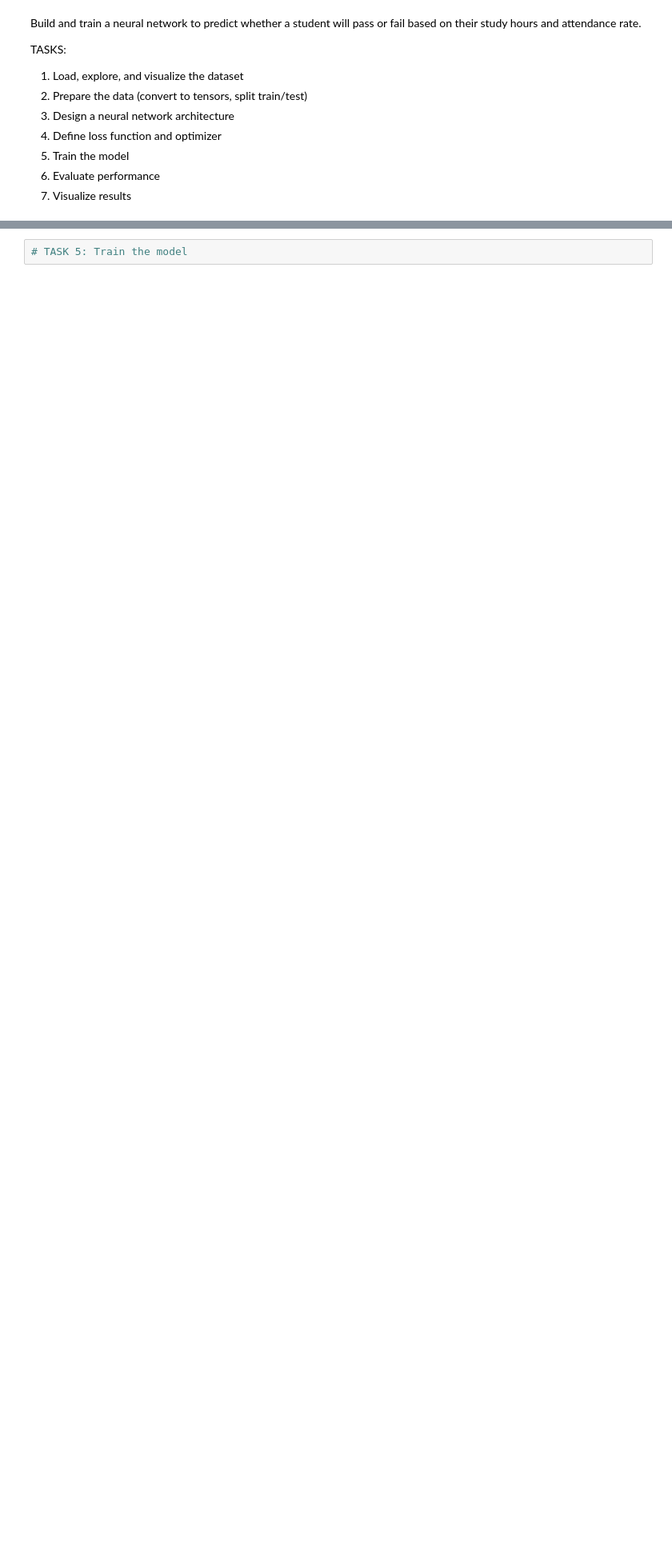
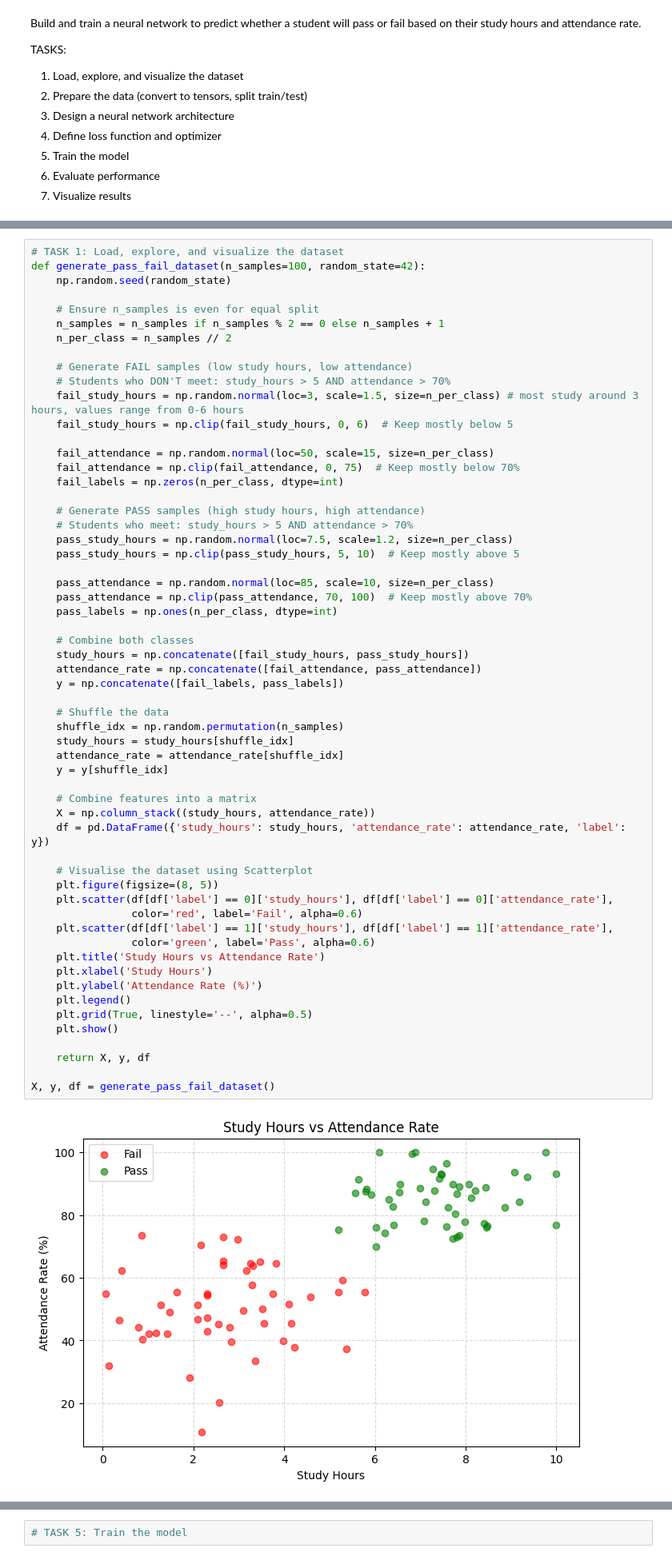
Before and after one commit to kay-16/csc173_activity02, a Jupyter notebook: CSC173_Activity02_Reambonanza_Kyla.ipynb, the cells around one changed output, grey strips where cells are left out. Shown: that part at 80% size. Saved outputs shown, nothing was run; the diff lists cells and outputs as text; blank space fills up the shorter version.

Commit message:
Add scatterplot for visualisation of data; Implement neural network structure; Preparing the data by converting to tensors and splitting train & test sets

```diff
--- a/CSC173_Activity02_Reambonanza_Kyla.ipynb
+++ b/CSC173_Activity02_Reambonanza_Kyla.ipynb
@@ -372,0 +367,60 @@ TASKS:
+# %%
+# TASK 1: Load, explore, and visualize the dataset
+def generate_pass_fail_dataset(n_samples=100, random_state=42):
+    np.random.seed(random_state)
+
+    # Ensure n_samples is even for equal split
+    n_samples = n_samples if n_samples % 2 == 0 else n_samples + 1
+    n_per_class = n_samples // 2
+
+    # Generate FAIL samples (low study hours, low attendance)
+    # Students who DON'T meet: study_hours > 5 AND attendance > 70%
+    fail_study_hours = np.random.normal(loc=3, scale=1.5, size=n_per_class) # most study around 3 hours, values range from 0-6 hours
+    fail_study_hours = np.clip(fail_study_hours, 0, 6)  # Keep mostly below 5
+
+    fail_attendance = np.random.normal(loc=50, scale=15, size=n_per_class)
+    fail_attendance = np.clip(fail_attendance, 0, 75)  # Keep mostly below 70%
+    fail_labels = np.zeros(n_per_class, dtype=int)
+
+    # Generate PASS samples (high study hours, high attendance)
+    # Students who meet: study_hours > 5 AND attendance > 70%
+    pass_study_hours = np.random.normal(loc=7.5, scale=1.2, size=n_per_class)
+    pass_study_hours = np.clip(pass_study_hours, 5, 10)  # Keep mostly above 5
+
+    pass_attendance = np.random.normal(loc=85, scale=10, size=n_per_class)
+    pass_attendance = np.clip(pass_attendance, 70, 100)  # Keep mostly above 70%
+    pass_labels = np.ones(n_per_class, dtype=int)
+
+    # Combine both classes
+    study_hours = np.concatenate([fail_study_hours, pass_study_hours])
+    attendance_rate = np.concatenate([fail_attendance, pass_attendance])
+    y = np.concatenate([fail_labels, pass_labels])
+
+    # Shuffle the data
+    shuffle_idx = np.random.permutation(n_samples)
+    study_hours = study_hours[shuffle_idx]
+    attendance_rate = attendance_rate[shuffle_idx]
+    y = y[shuffle_idx]
+
+    # Combine features into a matrix
+    X = np.column_stack((study_hours, attendance_rate))
+    df = pd.DataFrame({'study_hours': study_hours, 'attendance_rate': attendance_rate, 'label': y})
+
+    # Visualise the dataset using Scatterplot
+    plt.figure(figsize=(8, 5))
+    plt.scatter(df[df['label'] == 0]['study_hours'], df[df['label'] == 0]['attendance_rate'],
+                color='red', label='Fail', alpha=0.6)
+    plt.scatter(df[df['label'] == 1]['study_hours'], df[df['label'] == 1]['attendance_rate'],
+                color='green', label='Pass', alpha=0.6)
+    plt.title('Study Hours vs Attendance Rate')
+    plt.xlabel('Study Hours')
+    plt.ylabel('Attendance Rate (%)')
+    plt.legend()
+    plt.grid(True, linestyle='--', alpha=0.5)
+    plt.show()
+
+    return X, y, df
+
+X, y, df = generate_pass_fail_dataset()
+# %% [output]
+[figure, added]
```
Also changed, not shown: parts of 9 cells of this notebook.
